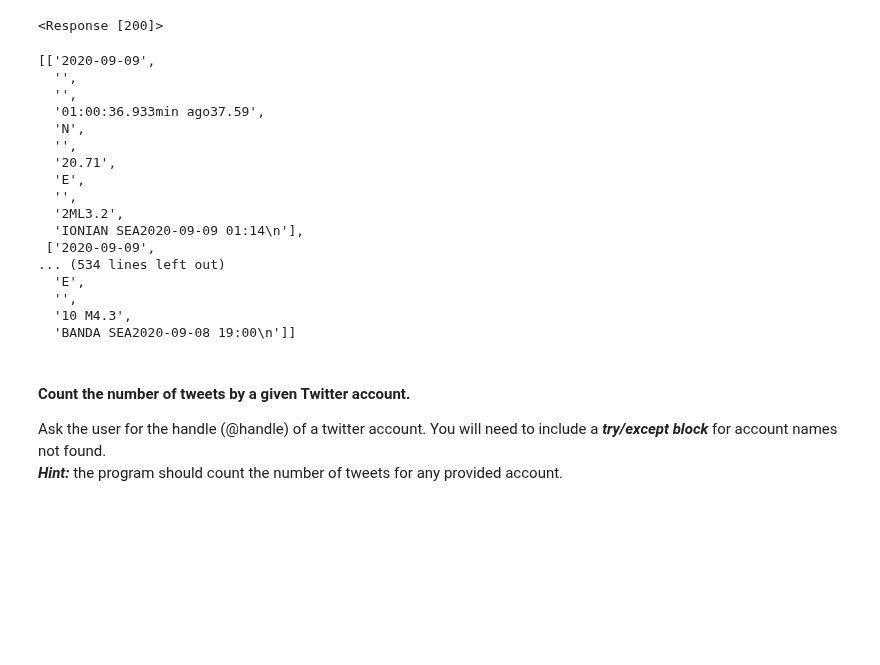
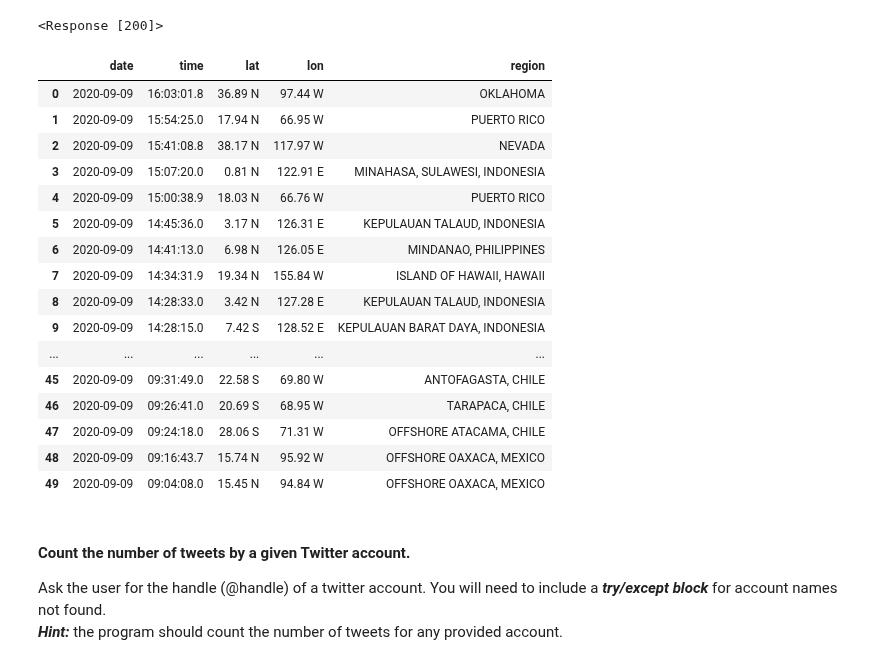
Before and after one commit to gabrielanakasato/ironhack-daft, a Jupyter notebook: labs/lab-w04/03-web-scraping/your-code/main.ipynb, the cells around one changed output. Saved outputs shown, nothing was run; the diff lists cells and outputs as text; code cells hidden in the pictures; blank space fills up the shorter version.

```diff
--- a/labs/lab-w04/03-web-scraping/your-code/main.ipynb
+++ b/labs/lab-w04/03-web-scraping/your-code/main.ipynb
@@ -322,35 +322,54 @@ response = requests.get(url)
 print(response)
 # %% [output]
 <Response [200]>
-# %%
-# your code here
-
-# Get the content in the url
-content = BeautifulSoup(response.content)
-
-rows = [data.text.split('earthquake') for data in content.find_all('tbody', attrs={'id': 'tbody'})][0][1: ]
-#[row.replace('\n', '').split('\xa0') for row in rows]
-#[re.split(r'\sago*[\xa0]*', row.replace('\n', '')) for row in rows]
-#raw_df = pd.DataFrame([row.replace('\n', '').split('\xa0') for row in rows])
-[re.split('\xa0', row) for row in rows]
-# %% [output]
-[['2020-09-09',
-  '',
-  '',
-  '01:00:36.933min ago37.59',
-  'N',
-  '',
-  '20.71',
-  'E',
-  '',
-  '2ML3.2',
-  'IONIAN SEA2020-09-09 01:14\n'],
- ['2020-09-09',
-... (534 lines left out)
-  'E',
-  '',
-  '10 M4.3',
-  'BANDA SEA2020-09-08 19:00\n']]
+# %%
+# your code here
+
+# Get the content in the url
+content = BeautifulSoup(response.content)
+
+# Get each line of the table
+rows = [data.text.split('earthquake') for data in content.find_all('tbody', attrs={'id': 'tbody'})][0][1: ]
+
+# Convert the 'rows' list into a rough dataframe
+raw_df = pd.DataFrame([re.split('[(\xa0)(ago)]', row) for row in rows])
+
+# Create a column 'date'
+raw_df['date'] = raw_df[0]
+
+# Create a column 'time'
+raw_df['time'] = raw_df[3].apply(lambda x : x[:10])
+
+# Create a column 'lat'
+raw_df['lat'] = raw_df[6] + ' ' + raw_df[7]
+
+# Create a column 'lon'
+raw_df['lon'] = raw_df[9] + ' ' + raw_df[10]
+
+# Create a column 'region'
+raw_df['region'] = raw_df[13].apply(lambda x : x[:-17])
+
+# Select the desired columns
+df = raw_df.loc[:, ['date', 'time', 'lat', 'lon', 'region']]
+df
+# %% [output]
+|  | date | time | lat | lon | region |
+| 0 | 2020-09-09 | 16:03:01.8 | 36.89 N | 97.44 W | OKLAHOMA |
+| 1 | 2020-09-09 | 15:54:25.0 | 17.94 N | 66.95 W | PUERTO RICO |
+| 2 | 2020-09-09 | 15:41:08.8 | 38.17 N | 117.97 W | NEVADA |
+| 3 | 2020-09-09 | 15:07:20.0 | 0.81 N | 122.91 E | MINAHASA, SULAWESI, INDONESIA |
+| 4 | 2020-09-09 | 15:00:38.9 | 18.03 N | 66.76 W | PUERTO RICO |
+| 5 | 2020-09-09 | 14:45:36.0 | 3.17 N | 126.31 E | KEPULAUAN TALAUD, INDONESIA |
+| 6 | 2020-09-09 | 14:41:13.0 | 6.98 N | 126.05 E | MINDANAO, PHILIPPINES |
+| 7 | 2020-09-09 | 14:34:31.9 | 19.34 N | 155.84 W | ISLAND OF HAWAII, HAWAII |
+| 8 | 2020-09-09 | 14:28:33.0 | 3.42 N | 127.28 E | KEPULAUAN TALAUD, INDONESIA |
+| 9 | 2020-09-09 | 14:28:15.0 | 7.42 S | 128.52 E | KEPULAUAN BARAT DAYA, INDONESIA |
+| ... | ... | ... | ... | ... | ... |
+| 45 | 2020-09-09 | 09:31:49.0 | 22.58 S | 69.80 W | ANTOFAGASTA, CHILE |
+| 46 | 2020-09-09 | 09:26:41.0 | 20.69 S | 68.95 W | TARAPACA, CHILE |
+| 47 | 2020-09-09 | 09:24:18.0 | 28.06 S | 71.31 W | OFFSHORE ATACAMA, CHILE |
+| 48 | 2020-09-09 | 09:16:43.7 | 15.74 N | 95.92 W | OFFSHORE OAXACA, MEXICO |
+| 49 | 2020-09-09 | 09:04:08.0 | 15.45 N | 94.84 W | OFFSHORE OAXACA, MEXICO |
 # %% [markdown]
 #### Count the number of tweets by a given Twitter account.
 Ask the user for the handle (@handle) of a twitter account. You will need to include a ***try/except block*** for account names not found.
```
Also changed, not shown: parts of 4 cells of this notebook, 2 other files.
